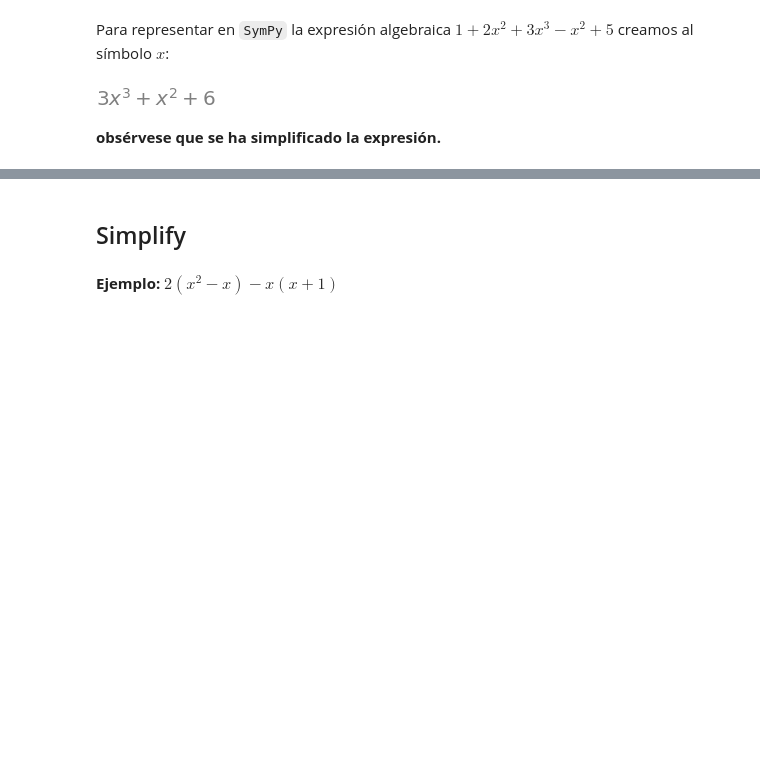
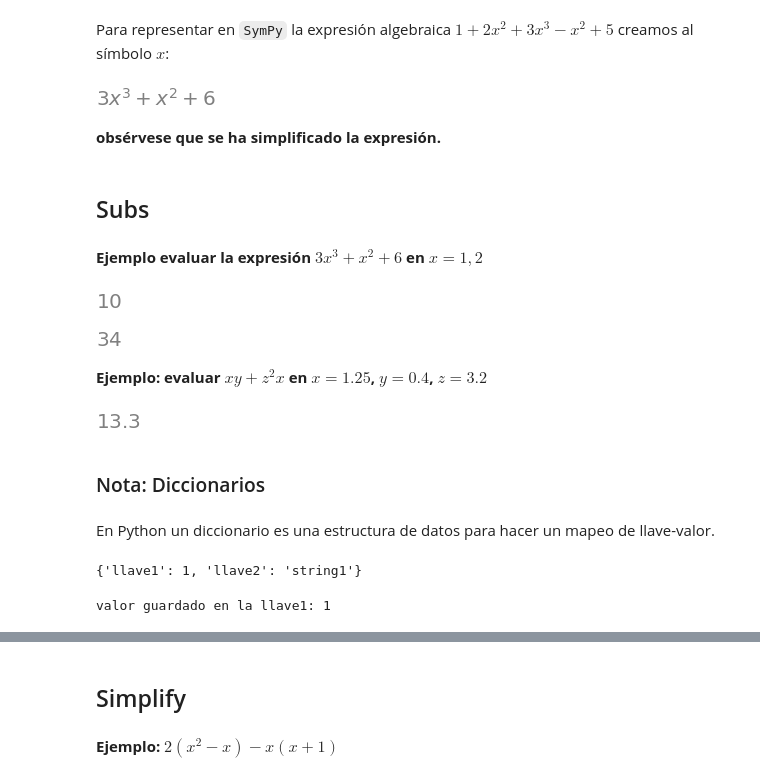
Before and after one commit to palmoreck/laboratorios, a Jupyter notebook: introduccion/1_SymPy.ipynb, the cells around one changed output, grey strips where cells are left out. Saved outputs shown, nothing was run; the diff lists cells and outputs as text; code cells hidden in the pictures; blank space fills up the shorter version.

```diff
--- a/introduccion/1_SymPy.ipynb
+++ b/introduccion/1_SymPy.ipynb
@@ -131,3 +141,21 @@ expr
 [figure]
 # %% [markdown]
 **obsérvese que se ha simplificado la expresión.**
+# %% [markdown]
+## Subs
+# %% [markdown]
+**Ejemplo evaluar la expresión $3x^3 + x^2 + 6$ en $x=1, 2$**
+# %%
+x = sympy.Symbol("x")
+# %%
+expr = 3*x**3 + x**2 + 6
+# %%
+expr.subs(x,1)
+# %% [output]
+[figure, added]
+# %%
+expr.subs(x,2)
+# %% [output]
+[figure, added]
+# %% [markdown]
+**Ejemplo: evaluar $xy + z^2x$ en $x = 1.25$, $y=0.4$, $z=3.2$**
@@ -133,0 +168,8 @@ expr
+# %%
+expr.subs(vals)
+# %% [output]
+[figure, added]
+# %% [markdown]
+### Nota: Diccionarios
+# %% [markdown]
+En Python un diccionario es una estructura de datos para hacer un mapeo de llave-valor.
@@ -133,0 +178,10 @@ expr
+# %%
+print(dic)
+# %% [output]
+{'llave1': 1, 'llave2': 'string1'}
+# %%
+#podemos acceder a los valores
+#guardados en cada llave como sigue:
+print('valor guardado en la llave1:', dic['llave1'])
+# %% [output]
+valor guardado en la llave1: 1
```
Also changed, not shown: parts of 84 cells of this notebook.
